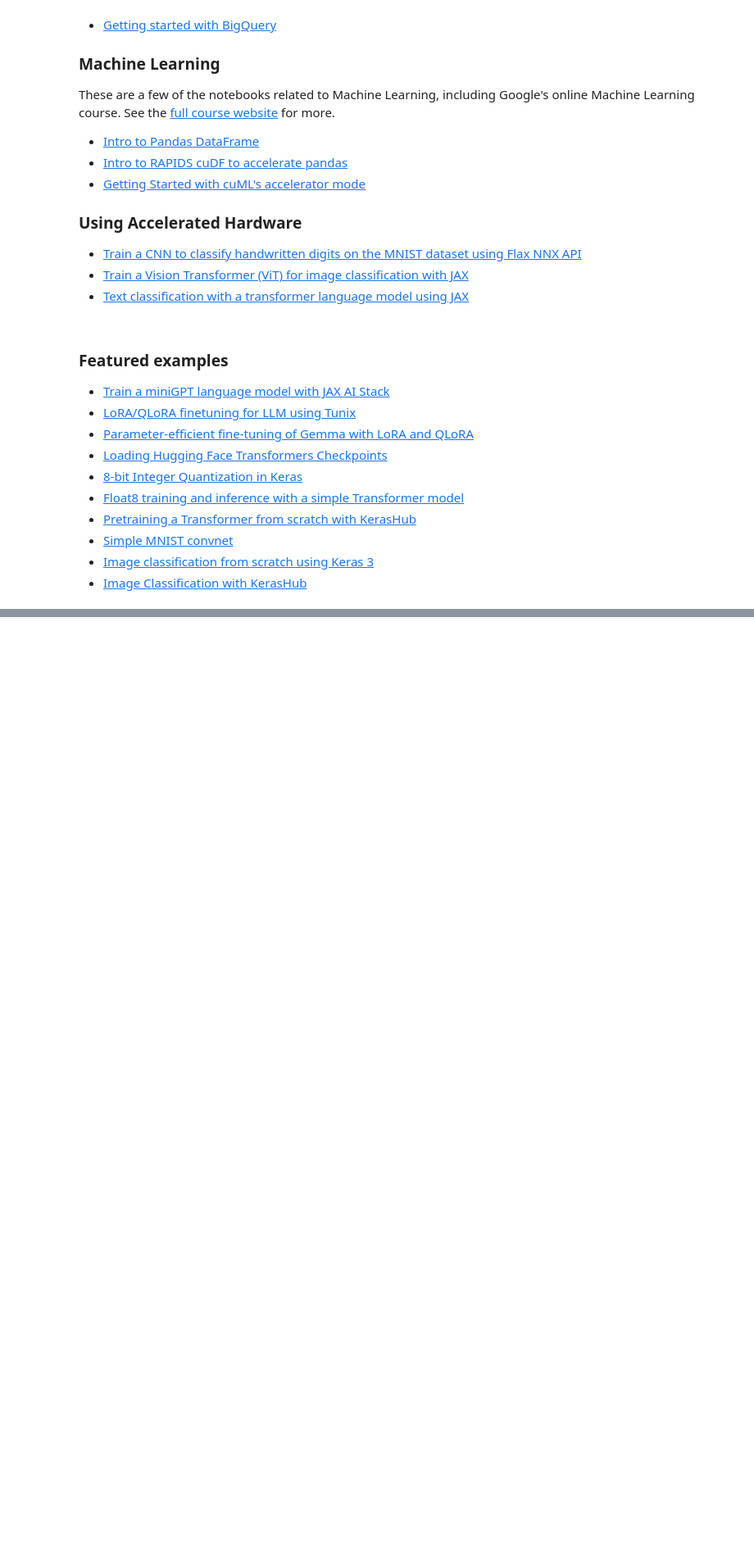
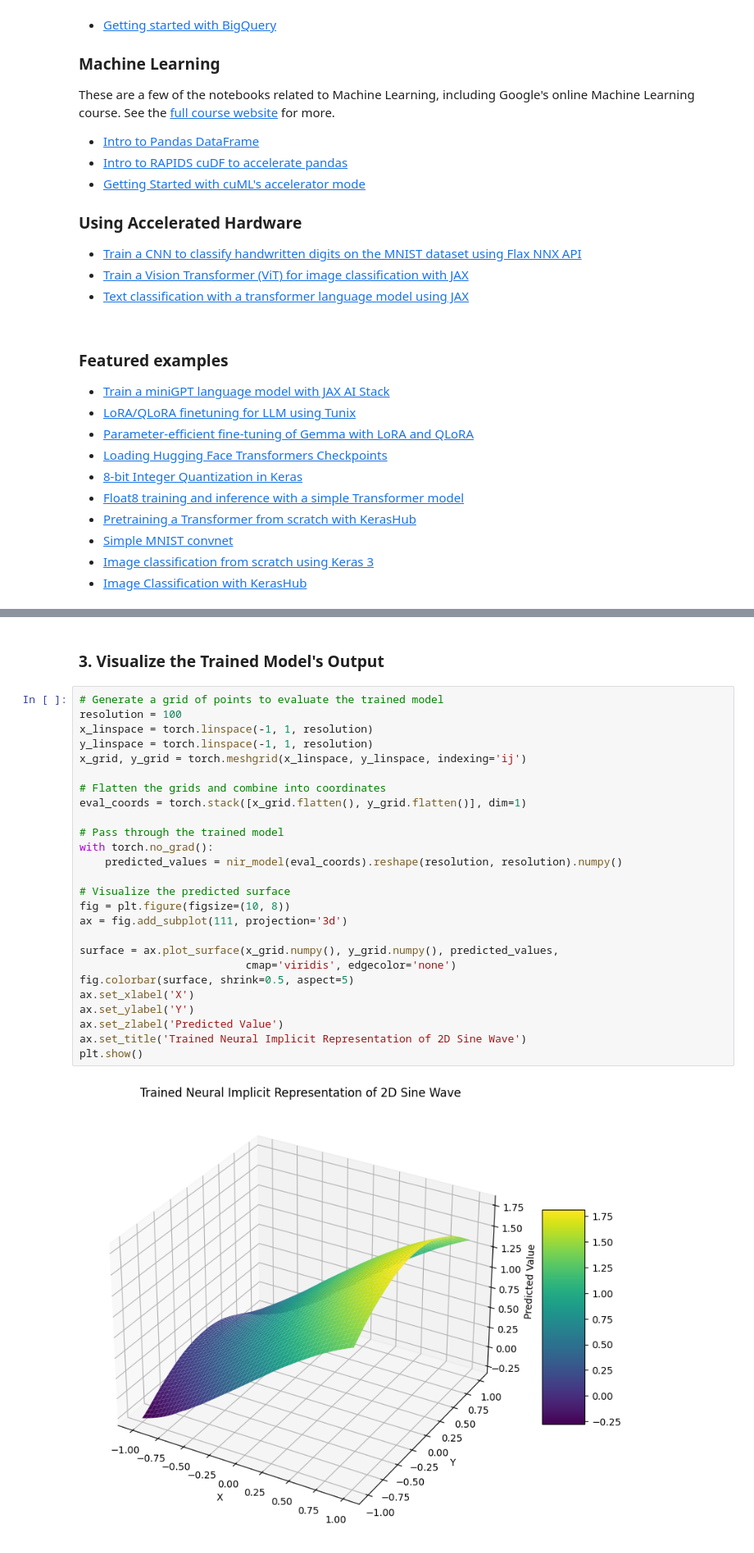
Before and after one commit to sungheetha-it/AppsAndTools, a Jupyter notebook: Welcome_To_Colab.ipynb, the cells around one changed output, grey strips where cells are left out. Shown at 82% size. Saved outputs shown, nothing was run; the diff lists cells and outputs as text; blank space fills up the shorter version.

Commit message:
Neural Implicit Representations

```diff
--- a/Welcome_To_Colab.ipynb
+++ b/Welcome_To_Colab.ipynb
@@ -439,0 +362,30 @@ These are a few of the notebooks related to Machine Learning, including Google's
+# %% [markdown]
+### 3. Visualize the Trained Model's Output
+# %%
+# Generate a grid of points to evaluate the trained model
+resolution = 100
+x_linspace = torch.linspace(-1, 1, resolution)
+y_linspace = torch.linspace(-1, 1, resolution)
+x_grid, y_grid = torch.meshgrid(x_linspace, y_linspace, indexing='ij')
+
+# Flatten the grids and combine into coordinates
+eval_coords = torch.stack([x_grid.flatten(), y_grid.flatten()], dim=1)
+
+# Pass through the trained model
+with torch.no_grad():
+    predicted_values = nir_model(eval_coords).reshape(resolution, resolution).numpy()
+
+# Visualize the predicted surface
+fig = plt.figure(figsize=(10, 8))
+ax = fig.add_subplot(111, projection='3d')
+
+surface = ax.plot_surface(x_grid.numpy(), y_grid.numpy(), predicted_values,
+                          cmap='viridis', edgecolor='none')
+fig.colorbar(surface, shrink=0.5, aspect=5)
+ax.set_xlabel('X')
+ax.set_ylabel('Y')
+ax.set_zlabel('Predicted Value')
+ax.set_title('Trained Neural Implicit Representation of 2D Sine Wave')
+plt.show()
+# %% [output]
+[figure, added]
```
Also changed, not shown: parts of 23 cells of this notebook.
